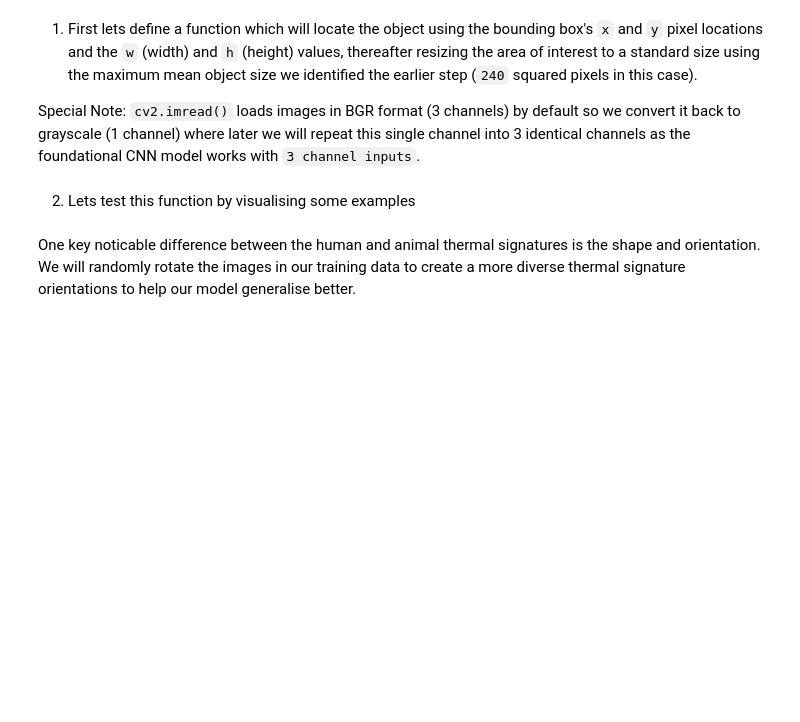
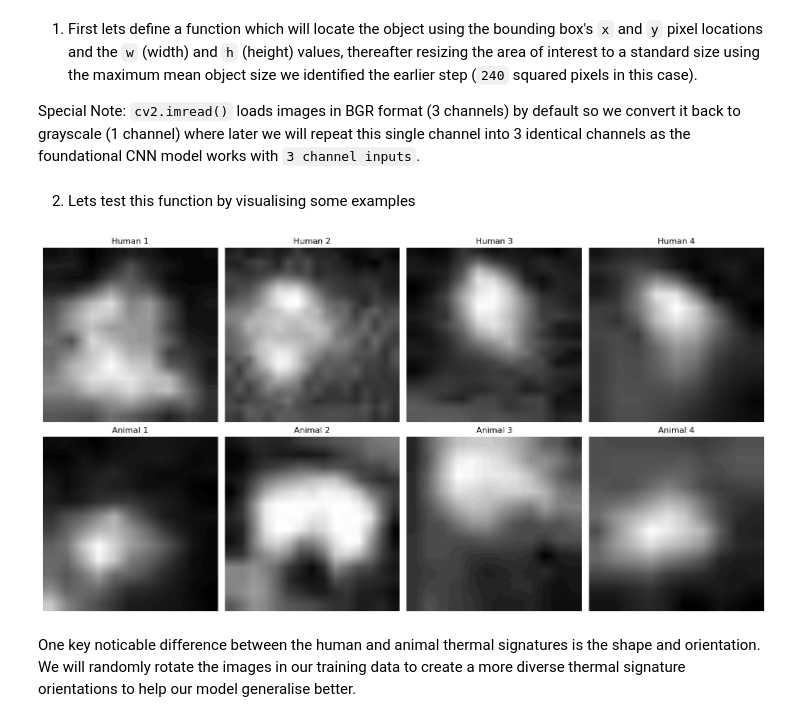
Before and after one commit to Seb7421/Thermal-Signature-Classification, a Jupyter notebook: thermal_signature_classification.ipynb, the cells around one changed output. Saved outputs shown, nothing was run; the diff lists cells and outputs as text; code cells hidden in the pictures; blank space fills up the shorter version.

```diff
--- a/thermal_signature_classification.ipynb
+++ b/thermal_signature_classification.ipynb
@@ -280,41 +283,38 @@ def extract_thermal_signature(img_path, x, y, w, h, target_size=(240, 240)):
 # %% [markdown]
 2. Lets test this function by visualising some examples
 # %%
+def process_examples(frames, class_name, axes_row, split_dir, axes):
+    for i, (_, anno) in enumerate(frames.iterrows()):
+        frame_num = anno['frame_number']
+        img_path = os.path.join(split_dir, "images", f"image_{int(frame_num):06d}.jpg")
+        x, y, w, h = int(anno['x']), int(anno['y']), int(anno['w']), int(anno['h'])
+
+        signature = extract_thermal_signature(img_path, x, y, w, h)
+        axes[axes_row, i].imshow(signature, cmap='gray')
+        axes[axes_row, i].set_title(f"{class_name} {i+1}")
+        axes[axes_row, i].axis('off')
+
 def show_extracted_signatures(split_dir, annotations, number_of_examples=3):
     # Get some human examples
     human_frames = annotations[annotations['class'] == 1].sample(number_of_examples)
     # Get some animal examples
     animal_frames = annotations[annotations['class'] == 0].sample(number_of_examples)
 
     fig,axes = plt.subplots(2, number_of_examples, figsize=(15, 8))
 
     # Process human examples
-    for i, (_, anno) in enumerate(human_frames.iterrows()):
-        frame_num = anno['frame_number']
-        img_path = os.path.join(split_dir, "images", f"image_{int(frame_num):06d}.jpg")
-        x, y, w, h = int(anno['x']), int(anno['y']), int(anno['w']), int(anno['h'])
-
-        signature = extract_thermal_signature(img_path, x, y, w, h)
-        axes[0, i].imshow(signature, cmap='gray')
-        axes[0, i].set_title(f"Human {i+1}")
-        axes[0, i].axis('off')
+    process_examples(human_frames, "Human", 0, split_dir, axes)
 
     # Process animal examples
-    for i, (_, anno) in enumerate(animal_frames.iterrows()):
-        frame_num = anno['frame_number']
-        img_path = os.path.join(split_dir, "images", f"image_{int(frame_num):06d}.jpg")
-        x, y, w, h = int(anno['x']), int(anno['y']), int(anno['w']), int(anno['h'])
-
-        signature = extract_thermal_signature(img_path, x, y, w, h)
-        axes[1, i].imshow(signature, cmap='gray')
-        axes[1, i].set_title(f"Animal {i+1}")
-        axes[1, i].axis('off')
+    process_examples(animal_frames, "Animal", 1, split_dir, axes)
 
     plt.tight_layout()
     plt.show()
 
 # Show examples of extracted signatures
 show_extracted_signatures(TRAIN_DIR, train_annotations, number_of_examples=4)
+# %% [output]
+[figure, added]
 # %% [markdown]
 One key noticable difference between the human and animal thermal signatures is the shape and orientation. We will randomly rotate the images in our training data to create a more diverse thermal signature orientations to help our model generalise better.
 # %% [markdown]
```
Also changed, not shown: parts of 12 cells of this notebook.
